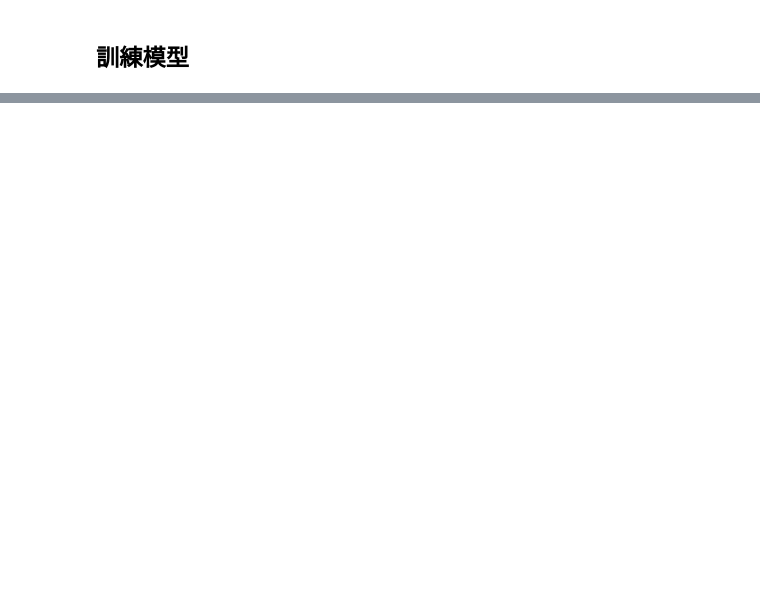
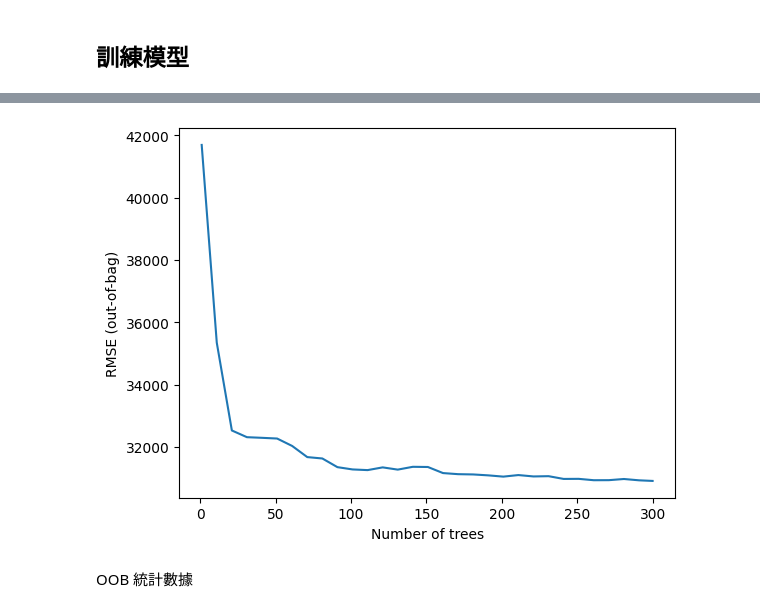
Before and after one commit to linhsuan519/House-Prices, a Jupyter notebook: House_Prices.ipynb, the cells around one changed output, grey strips where cells are left out. Saved outputs shown, nothing was run; the diff lists cells and outputs as text; code cells hidden in the pictures; blank space fills up the shorter version.

```diff
--- a/House_Prices.ipynb
+++ b/House_Prices.ipynb
@@ -32,8 +50,8 @@ TensorFlow Decision Forests v1.8.1
 # **載入資料**
 從kaggle 取得資料
 # %%
-train_df = pd.read_csv("/train.csv")
-test_df = pd.read_csv("/test.csv")
+train_df = pd.read_csv("/content/train.csv")
+test_df = pd.read_csv("/content/test.csv")
 print("Full train dataset shape is {}".format(train_df.shape))
 print("Full test dataset shape is {}".format(test_df.shape))
 # %% [output]
@@ -220,3 +247,15 @@ Model compiled.
 tfdf.model_plotter.plot_model_in_colab(rf, tree_idx=0, max_depth=3)
 # %% [output]
 [interactive output not drawn]
+# %%
+import matplotlib.pyplot as plt
+logs = rf.make_inspector().training_logs()
+plt.plot([log.num_trees for log in logs], [log.evaluation.rmse for log in logs])
+plt.xlabel("Number of trees")
+plt.ylabel("RMSE (out-of-bag)")
+plt.show()
+# %% [output]
+[figure, added]
+# %% [markdown]
+OOB
+統計數據
```
Also changed, not shown: parts of 26 cells of this notebook.
